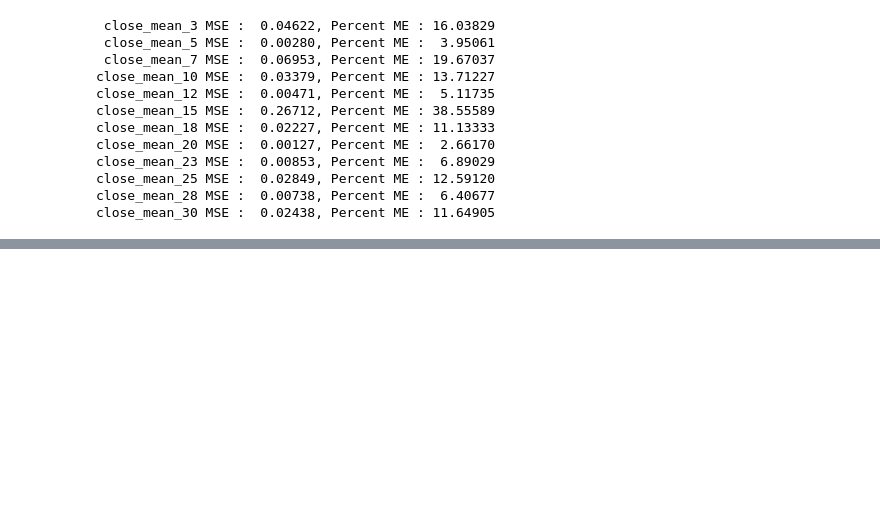
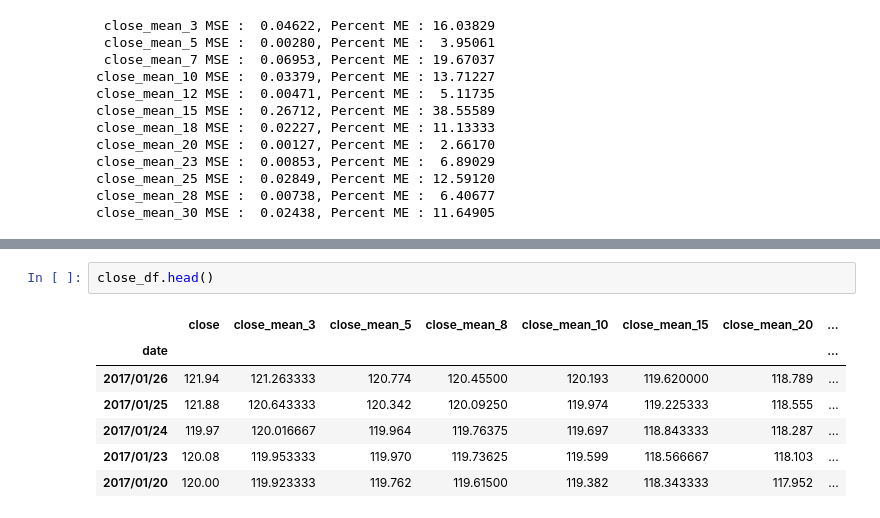
Before and after one commit to markertsean/python_trader, a Jupyter notebook: gen_predictor.ipynb, the cells around one changed output, grey strips where cells are left out. Saved outputs shown, nothing was run; the diff lists cells and outputs as text; blank space fills up the shorter version.

```diff
--- a/gen_predictor.ipynb
+++ b/gen_predictor.ipynb
@@ -302,0 +284,10 @@ close_mean_25 MSE :  0.00405, Percent ME :  6.16066
+# %%
+close_df.head()
+# %% [output]
+|  | close | close_mean_3 | close_mean_5 | close_mean_8 | close_mean_10 | close_mean_15 | close_mean_20 | ... |
+| date |  |  |  |  |  |  |  | ... |
+| 2017/01/26 | 121.94 | 121.263333 | 120.774 | 120.45500 | 120.193 | 119.620000 | 118.789 | ... |
+| 2017/01/25 | 121.88 | 120.643333 | 120.342 | 120.09250 | 119.974 | 119.225333 | 118.555 | ... |
+| 2017/01/24 | 119.97 | 120.016667 | 119.964 | 119.76375 | 119.697 | 118.843333 | 118.287 | ... |
+| 2017/01/23 | 120.08 | 119.953333 | 119.970 | 119.73625 | 119.599 | 118.566667 | 118.103 | ... |
+| 2017/01/20 | 120.00 | 119.923333 | 119.762 | 119.61500 | 119.382 | 118.343333 | 117.952 | ... |
```
Also changed, not shown: parts of 18 cells of this notebook.
